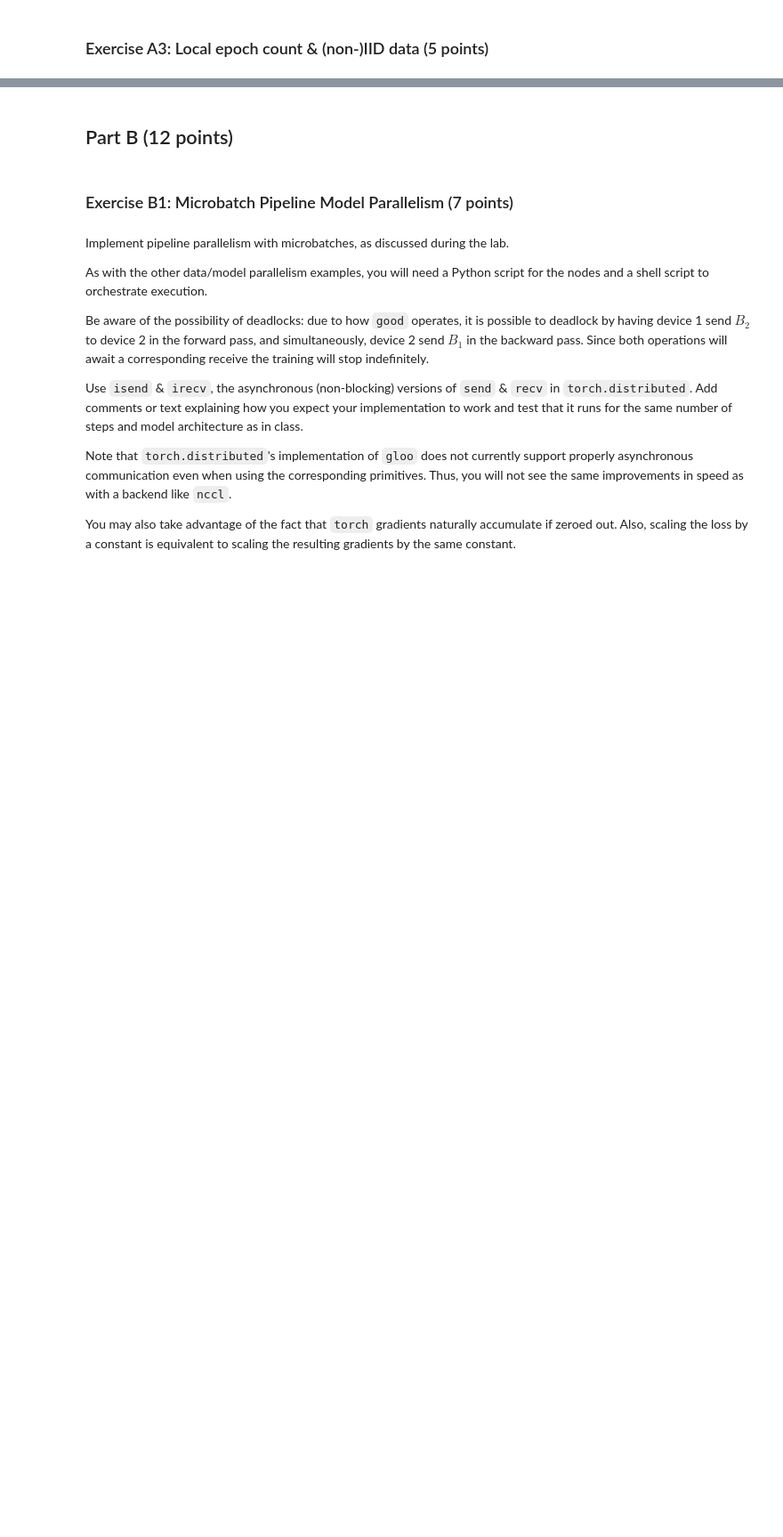
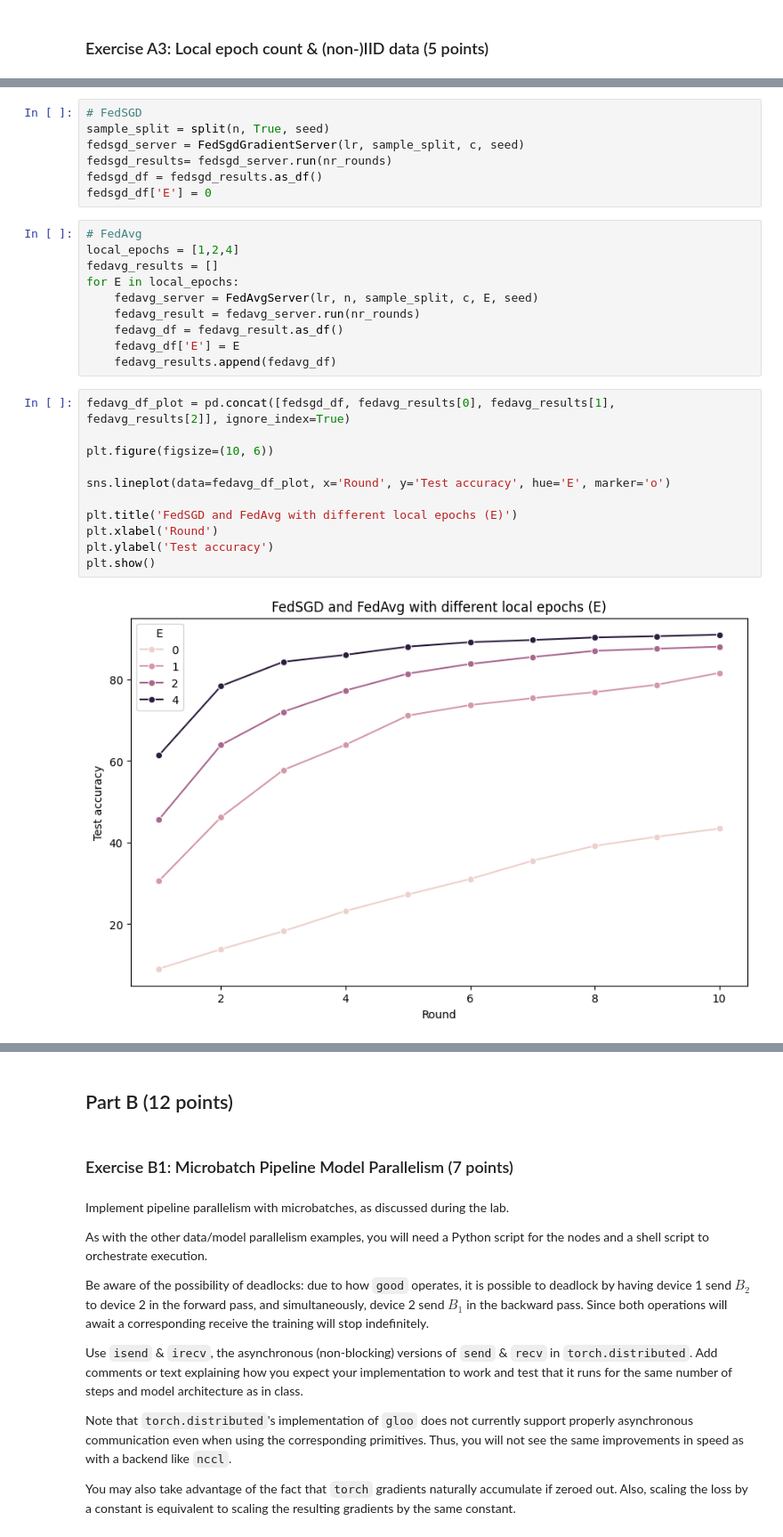
Before and after one commit to waldleben/DDL25Spring, a Jupyter notebook: lab/homework-1.ipynb, the cells around one changed output, grey strips where cells are left out. Shown at 89% size. Drawn from its saved outputs; the diff is of its cells as text; blank space fills up the shorter version.

```diff
--- a/lab/homework-1.ipynb
+++ b/lab/homework-1.ipynb
@@ -131,0 +208,30 @@ TODO
+# %%
+# FedSGD
+sample_split = split(n, True, seed)
+fedsgd_server = FedSgdGradientServer(lr, sample_split, c, seed)
+fedsgd_results= fedsgd_server.run(nr_rounds)
+fedsgd_df = fedsgd_results.as_df()
+fedsgd_df['E'] = 0
+# %%
+# FedAvg
+local_epochs = [1,2,4]
+fedavg_results = []
+for E in local_epochs:
+    fedavg_server = FedAvgServer(lr, n, sample_split, c, E, seed)
+    fedavg_result = fedavg_server.run(nr_rounds)
+    fedavg_df = fedavg_result.as_df()
+    fedavg_df['E'] = E
+    fedavg_results.append(fedavg_df)
+# %%
+fedavg_df_plot = pd.concat([fedsgd_df, fedavg_results[0], fedavg_results[1], fedavg_results[2]], ignore_index=True)
+
+plt.figure(figsize=(10, 6))
+
+sns.lineplot(data=fedavg_df_plot, x='Round', y='Test accuracy', hue='E', marker='o')
+
+plt.title('FedSGD and FedAvg with different local epochs (E)')
+plt.xlabel('Round')
+plt.ylabel('Test accuracy')
+plt.show()
+# %% [output]
+[figure, added]
```
Also changed, not shown: parts of 47 cells of this notebook, 15 other files.
